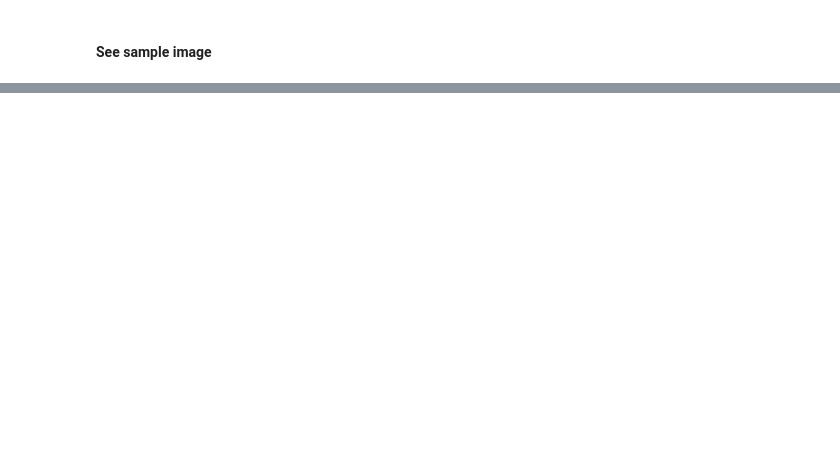
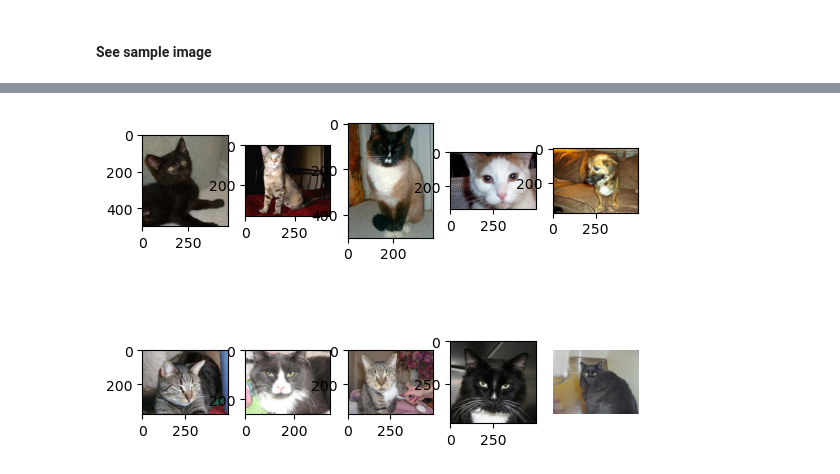
Before and after one commit to arame/DogCatClassificationwithVGG16, a Jupyter notebook: 4-Pytorch CNN Dog or Cat Classification.ipynb, the cells around one changed output, grey strips where cells are left out. Drawn from its saved outputs; the diff is of its cells as text; code cells hidden in the pictures; blank space fills up the shorter version.

Commit message:
Display images from the dataset

```diff
--- a/4-Pytorch CNN Dog or Cat Classification.ipynb
+++ b/4-Pytorch CNN Dog or Cat Classification.ipynb
@@ -87,2 +87,15 @@ logging.info(f"From our data we have {number_cats} cats and {number_dogs} dogs")
 # %% [markdown]
 #### See sample image
+# %%
+random_idx = np.random.randint(0, len(X_train) - 1, size=10)
+
+fig = plt.figure()
+for i, idx in enumerate(random_idx, start = 1):
+    logging.info(f"{i} {X_train[idx]}")
+    ax = fig.add_subplot(2,5,i)
+    img = Image.open(X_train[idx])
+    plt.imshow(img)
+
+plt.axis('off')
+plt.show()
+# %% [output]
@@ -88,0 +112 @@ logging.info(f"From our data we have {number_cats} cats and {number_dogs} dogs")
+[figure, added]
```
Also changed, not shown: parts of 4 cells of this notebook.
